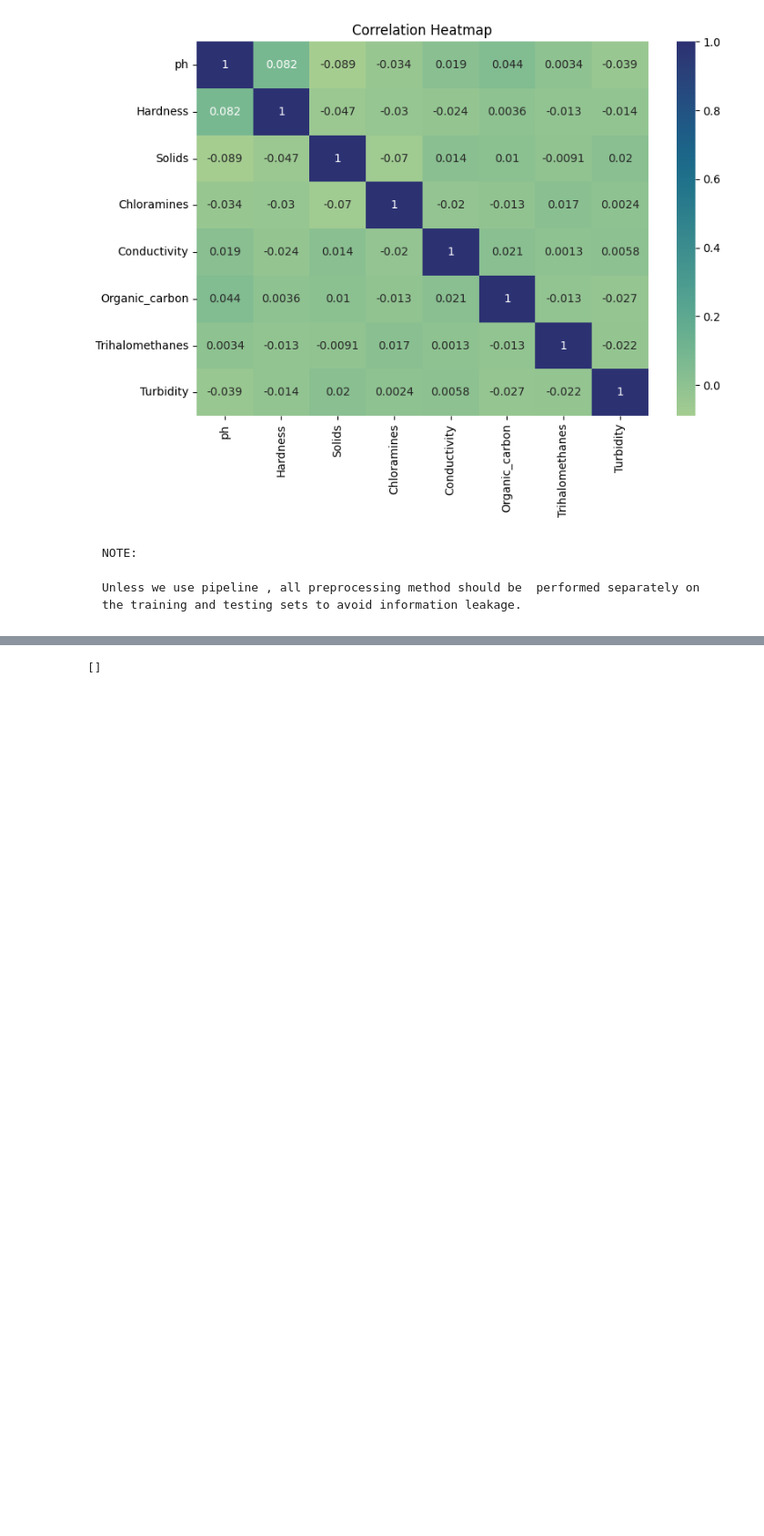
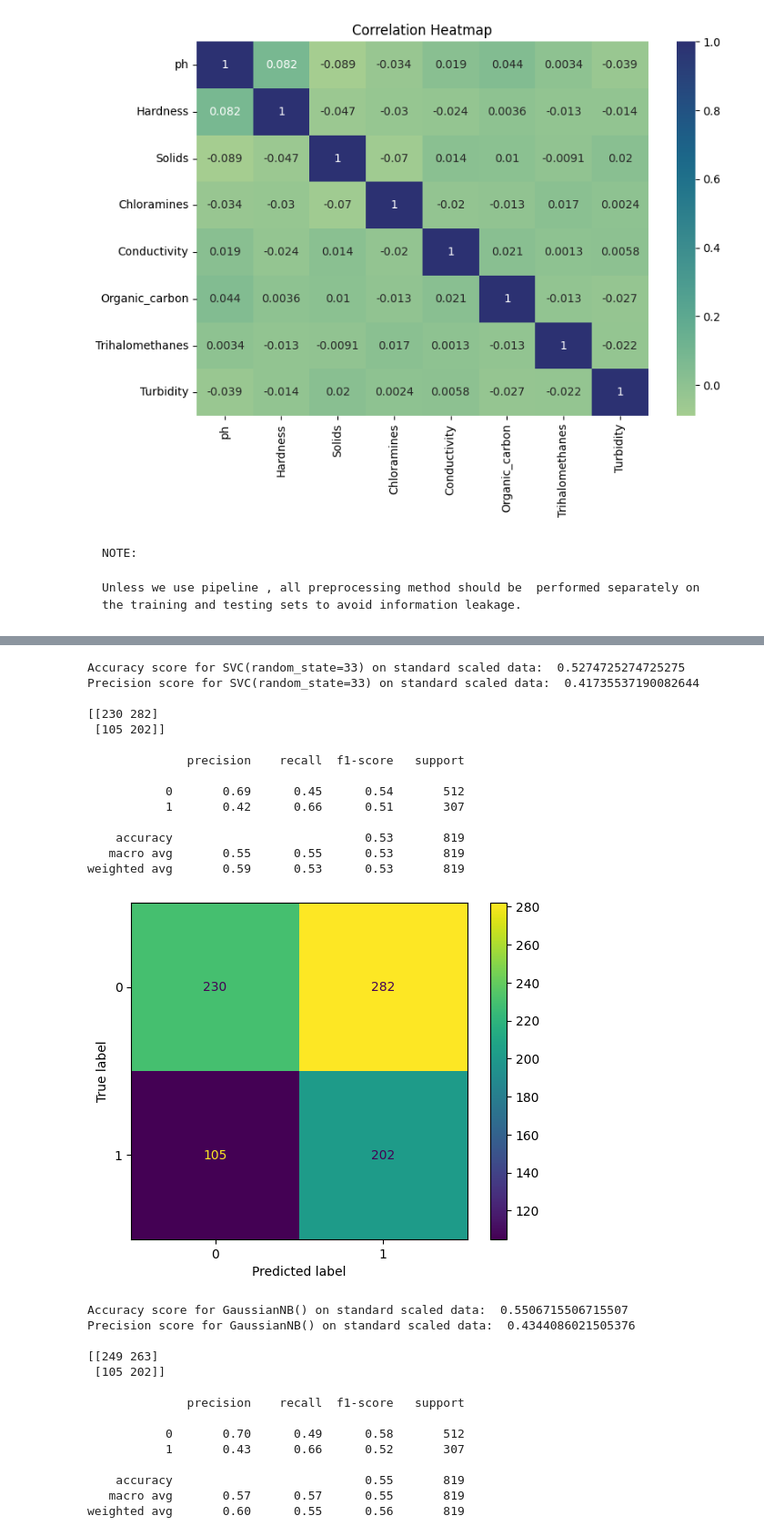
Before and after one commit to leedh7878/DanielLee_Project_Portfolio, a Jupyter notebook: Water_Quality_Potability/src/water_quality.ipynb, the cells around one changed output, grey strips where cells are left out. Shown at 91% size. Cells and saved outputs as stored; diff of their text form; code cells hidden in the pictures; blank space fills up the shorter version.

```diff
--- a/Water_Quality_Potability/src/water_quality.ipynb
+++ b/Water_Quality_Potability/src/water_quality.ipynb
@@ -184,0 +144,24 @@ Cross-Validation Mean Accuracy without oversampling method: 0.6098907676193327
+# %%
+for classifier in classifiers:
+    print("\nName of classifier:" , classifier, "\n")
+
+    pipe = make_pipeline(
+        RobustScaler(),
+        PCA(n_components=4),
+        classifier
+        )
+    pipe.fit(X_train_resampled, y_train_resampled)
+    test_accuracy = pipe.score(X_test, y_test)
+
+    pipe.fit(X_train, y_train)
+    test_accuracy_wo = pipe.score(X_test, y_test)
+
+    print("Testing Accuracy with oversampling method:", test_accuracy)
+    print("Testing Accuracy without oversampling method:", test_accuracy_wo)
+
+
+    # Perform cross-validation
+    cv_accuracy = cross_val_score(pipe, X_imputed, y, cv=20).mean()
+    print("Cross-Validation Mean Accuracy without oversampling method:", cv_accuracy)
+
+#NOTE: running time on random forest longer than other methods
@@ -195,32 +196,64 @@ Furthermore, I will select three classifiers with higher cross-validation scores
 # %%
 from sklearn.metrics import ConfusionMatrixDisplay, accuracy_score, precision_score, confusion_matrix, classification_report
 
 # first check with  logistic regression on standard scaled data
 
 top_classifiers = [
     SVC(random_state=33),
     GaussianNB(),
     LogisticRegression(random_state=33)
 ]
 
 for classifier in top_classifiers:
 
     pipe = make_pipeline(
-        StandardScaler(),
+        RobustScaler(),
         PCA(n_components=4),
         classifier
         )
     pipe.fit(X_train_resampled, y_train_resampled)
 
-
-    lgr  = LogisticRegression()
-    lgr.fit(X_train, y_train)
-    y_pred_lg = lgr.predict(X_test)
-    print('Accuracy score for Logistic regression on standard scaled data: ', accuracy_score(y_test, y_pred_lg))
-    print('Precision score for Logistic regression on standard scaled data: ', precision_score(y_test, y_pred_lg))
+    y_pred_lg = pipe.predict(X_test)
+    print('Accuracy score for' ,classifier, 'on standard scaled data: ', accuracy_score(y_test, y_pred_lg))
+    print('Precision score for' ,classifier, 'on standard scaled data: ', precision_score(y_test, y_pred_lg))
     print()
     print(confusion_matrix(y_test, y_pred_lg))
     print()
     print(classification_report(y_test, y_pred_lg))
+
+    cm = confusion_matrix(y_test, y_pred_lg, labels=pipe.classes_)
+    disp = ConfusionMatrixDisplay(confusion_matrix=cm,
+                             display_labels=pipe.classes_)
+    disp.plot()
+    plt.show()
+    print('\n')
 # %% [output]
-[]
+Accuracy score for SVC(random_state=33) on standard scaled data:  0.5274725274725275
+Precision score for SVC(random_state=33) on standard scaled data:  0.41735537190082644
+
+[[230 282]
+ [105 202]]
+
+              precision    recall  f1-score   support
+
+           0       0.69      0.45      0.54       512
+           1       0.42      0.66      0.51       307
+
+    accuracy                           0.53       819
+   macro avg       0.55      0.55      0.53       819
+weighted avg       0.59      0.53      0.53       819
+[figure, added]
+Accuracy score for GaussianNB() on standard scaled data:  0.5506715506715507
+Precision score for GaussianNB() on standard scaled data:  0.4344086021505376
+
+[[249 263]
+ [105 202]]
+
+              precision    recall  f1-score   support
+
+           0       0.70      0.49      0.58       512
+           1       0.43      0.66      0.52       307
+
+    accuracy                           0.55       819
+   macro avg       0.57      0.57      0.55       819
+weighted avg       0.60      0.55      0.56       819
```
Also changed, not shown: parts of 10 cells of this notebook.
